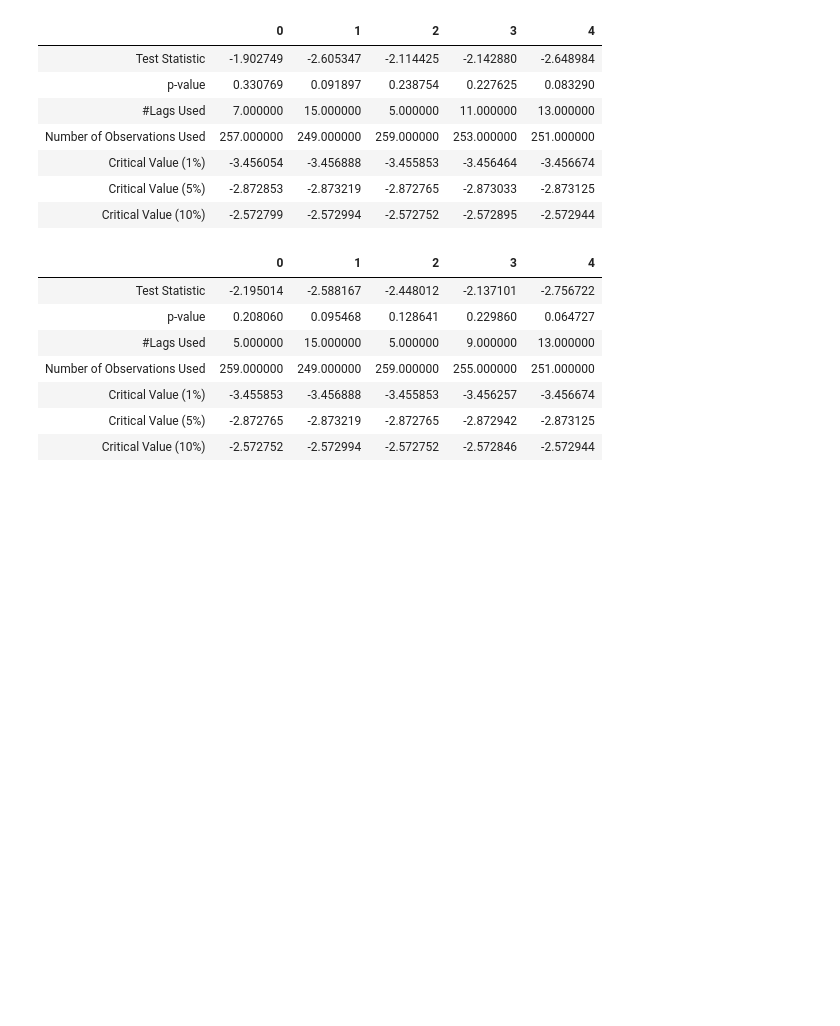
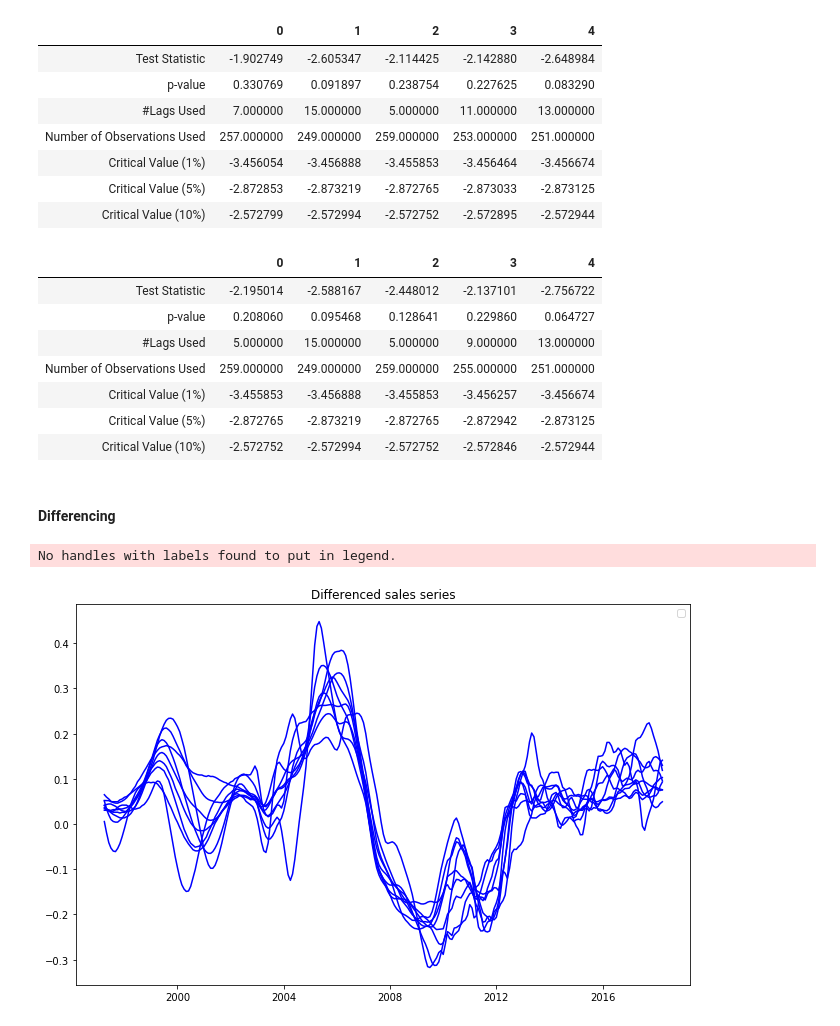
Before and after one commit to ksis1st/Zillow_TimeSeries_Prediction, a Jupyter notebook: Zillow_Ocala_ZIPCODE.ipynb, the cells around one changed output. Drawn from its saved outputs; the diff is of its cells as text; code cells hidden in the pictures; blank space fills up the shorter version.

Commit message:
Completed Differencing-Dickey fuller Test on Test data and Seasonal Decompose

```diff
--- a/Zillow_Ocala_ZIPCODE.ipynb
+++ b/Zillow_Ocala_ZIPCODE.ipynb
@@ -1142,3 +1138,18 @@ df_dft
 | Critical Value (1%) | -3.455853 | -3.456888 | -3.455853 | -3.456257 | -3.456674 |
 | Critical Value (5%) | -2.872765 | -2.873219 | -2.872765 | -2.872942 | -2.873125 |
 | Critical Value (10%) | -2.572752 | -2.572994 | -2.572752 | -2.572846 | -2.572944 |
+# %% [markdown]
+#### Differencing
+# %%
+## rolling average set to 12 months
+df_Ocala_log=np.log(df_Ocala) #log transformation first
+Ocala_diff = df_Ocala_log.diff(periods=12) #need to check/verify what this is doing
+
+fig = plt.figure(figsize=(11,7))
+plt.plot(Ocala_diff, color='blue')
+plt.legend(loc='best')
+plt.title('Differenced sales series')
+plt.show(block=False)
+# %% [output]
+No handles with labels found to put in legend.
+[figure, added]
```
Also changed, not shown: parts of 26 cells of this notebook.
